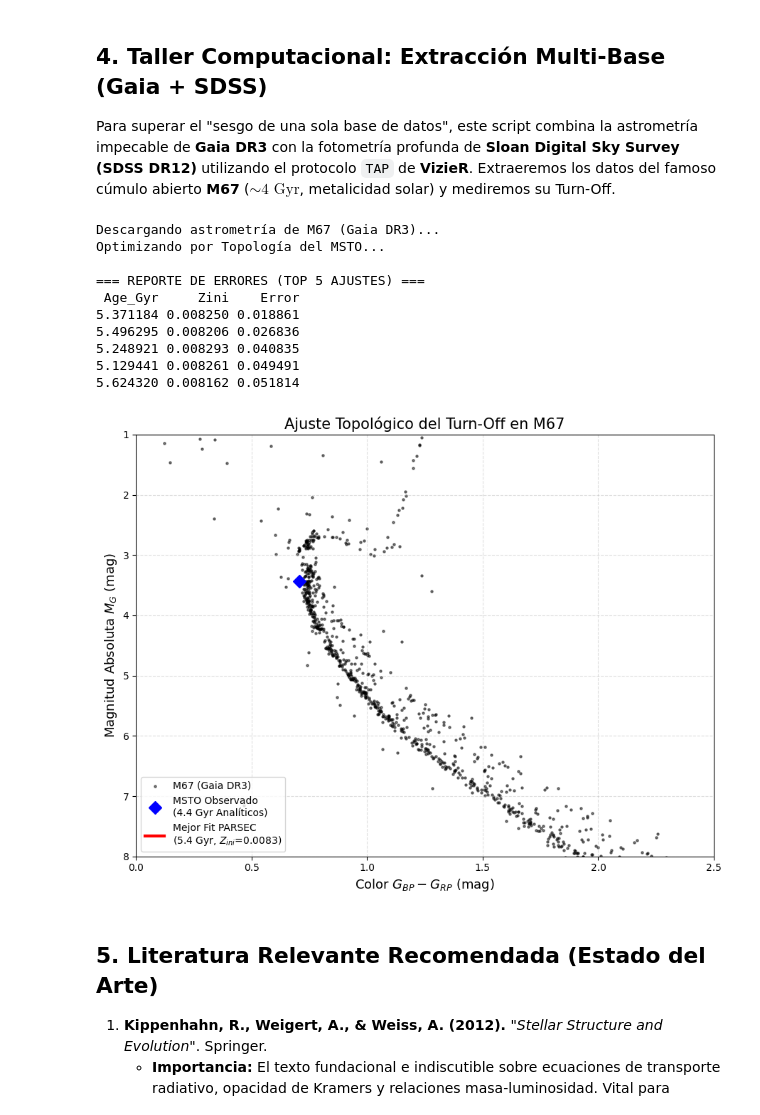
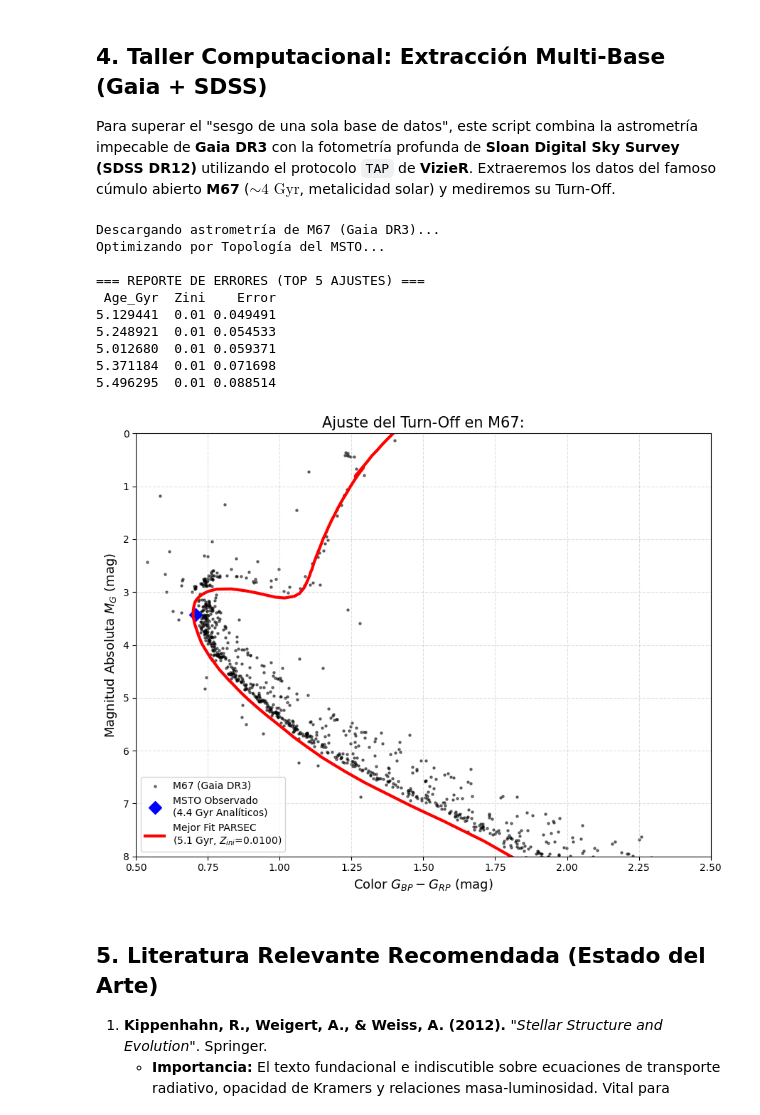
Before and after one commit to esilvavilla/TopicosAvanzadosCumulos, a Jupyter notebook: Clase_06_EvolucionEstelar.ipynb, the cells around one changed output. Drawn from its saved outputs; the diff is of its cells as text; code cells hidden in the pictures.

```diff
--- a/Clase_06_EvolucionEstelar.ipynb
+++ b/Clase_06_EvolucionEstelar.ipynb
@@ -411,7 +412,6 @@ def ajustar_por_msto(df_obs, df_iso, E_BP_RP=0.04):
     y busca la isocrona cuyo MSTO teórico minimice la distancia euclidiana hacia él.
     """
     # 1. IDENTIFICACIÓN DEL MSTO EMPÍRICO ROBUSTO
-    # Buscamos en la franja de magnitud donde ocurre el Turn-Off
     mask_msto = (df_obs['M_G'] > 2.5) & (df_obs['M_G'] < 4.0)
     df_msto = df_obs[mask_msto]
 
@@ -422,14 +422,14 @@ def ajustar_por_msto(df_obs, df_iso, E_BP_RP=0.04):
     estrellas_en_codo = df_msto[np.abs(df_msto['bp_rp'] - msto_color_emp) < 0.05]
     msto_mag_emp = estrellas_en_codo['M_G'].median()
 
-    # 2. MATCHING TEÓRICO
-    # Filtramos enanas blancas y remanentes
+    # 2. MATCHING TEÓRICO (Filtramos enanas blancas y remanentes)
     df_iso_clean = df_iso[df_iso['label'] <= 3].copy()
 
     resultados_fit = []
 
-    for z_val in df_iso_clean['Z'].unique():
-        df_iso_z = df_iso_clean[df_iso_clean['Z'] == z_val]
+    # Corrección: Iterar sobre Zini (Metalidad Inicial) en lugar de Z superficial
+    for z_val in df_iso_clean['Zini'].unique():
+        df_iso_z = df_iso_clean[df_iso_clean['Zini'] == z_val]
         for edad in df_iso_z['logAge'].unique():
             iso_edad = df_iso_z[df_iso_z['logAge'] == edad]
 
@@ -485,45 +485,46 @@ edad_analitica_gyr = 10 * (L_TO)**(-5/7)
 
 # ==========================================
 # VISUALIZACIÓN Y REPORTE
 # ==========================================
 print("\n=== REPORTE DE ERRORES (TOP 5 AJUSTES) ===")
 print(reporte_errores[['Age_Gyr', 'Zini', 'Error']].head(5).to_string(index=False))
 
 plt.figure(figsize=(9, 7))
 plt.scatter(df_gaia['bp_rp'], df_gaia['M_G'], s=5, c='black', alpha=0.5, label='M67 (Gaia DR3)')
 
 # MSTO Empírico
 plt.plot(msto_color, msto_mag, 'bD', markersize=9, label=f'MSTO Observado\n({edad_analitica_gyr:.1f} Gyr Analíticos)')
 
 # Trazado PARSEC ordenado
 iso_optima = iso_optima.sort_values(by='Mini')
 iso_col = (iso_optima['G_BPmag'] - iso_optima['G_RPmag']) + 0.04
 iso_mag_teo = iso_optima['Gmag']
+
 plt.plot(iso_col, iso_mag_teo, color='red', linewidth=3.0,
          label=f'Mejor Fit PARSEC\n({(10**edad_log)/1e9:.1f} Gyr, $Z_{{ini}}$={zini_optimo:.4f})')
+
 plt.xlabel(r'Color $G_{BP} - G_{RP}$ (mag)', fontsize=13)
 plt.ylabel(r'Magnitud Absoluta $M_G$ (mag)', fontsize=13)
-plt.xlim(0.0, 2.5)
-plt.ylim(8.0, 1.0)
-#plt.invert_yaxis()
-#plt.invert_yaxis()
-plt.title('Ajuste Topológico del Turn-Off en M67', fontsize=15)
+plt.xlim(0.5, 2.5)
+plt.ylim(8.0, 0.0)
+
+plt.title('Ajuste del Turn-Off en M67:', fontsize=15)
 plt.legend(frameon=True, loc='lower left')
 plt.grid(True, ls='--', alpha=0.4)
 plt.tight_layout()
 plt.show()
 # %% [output]
 Descargando astrometría de M67 (Gaia DR3)...
 Optimizando por Topología del MSTO...
 
 === REPORTE DE ERRORES (TOP 5 AJUSTES) ===
- Age_Gyr     Zini    Error
-5.371184 0.008250 0.018861
-5.496295 0.008206 0.026836
-5.248921 0.008293 0.040835
-5.129441 0.008261 0.049491
-5.624320 0.008162 0.051814
+ Age_Gyr  Zini    Error
+5.129441  0.01 0.049491
+5.248921  0.01 0.054533
+5.012680  0.01 0.059371
+5.371184  0.01 0.071698
+5.496295  0.01 0.088514
-[figure, old version]
+[figure, new version]
 # %% [markdown]
 ## 5. Literatura Relevante Recomendada (Estado del Arte)
 
```
Also changed, not shown: 16 other files.
